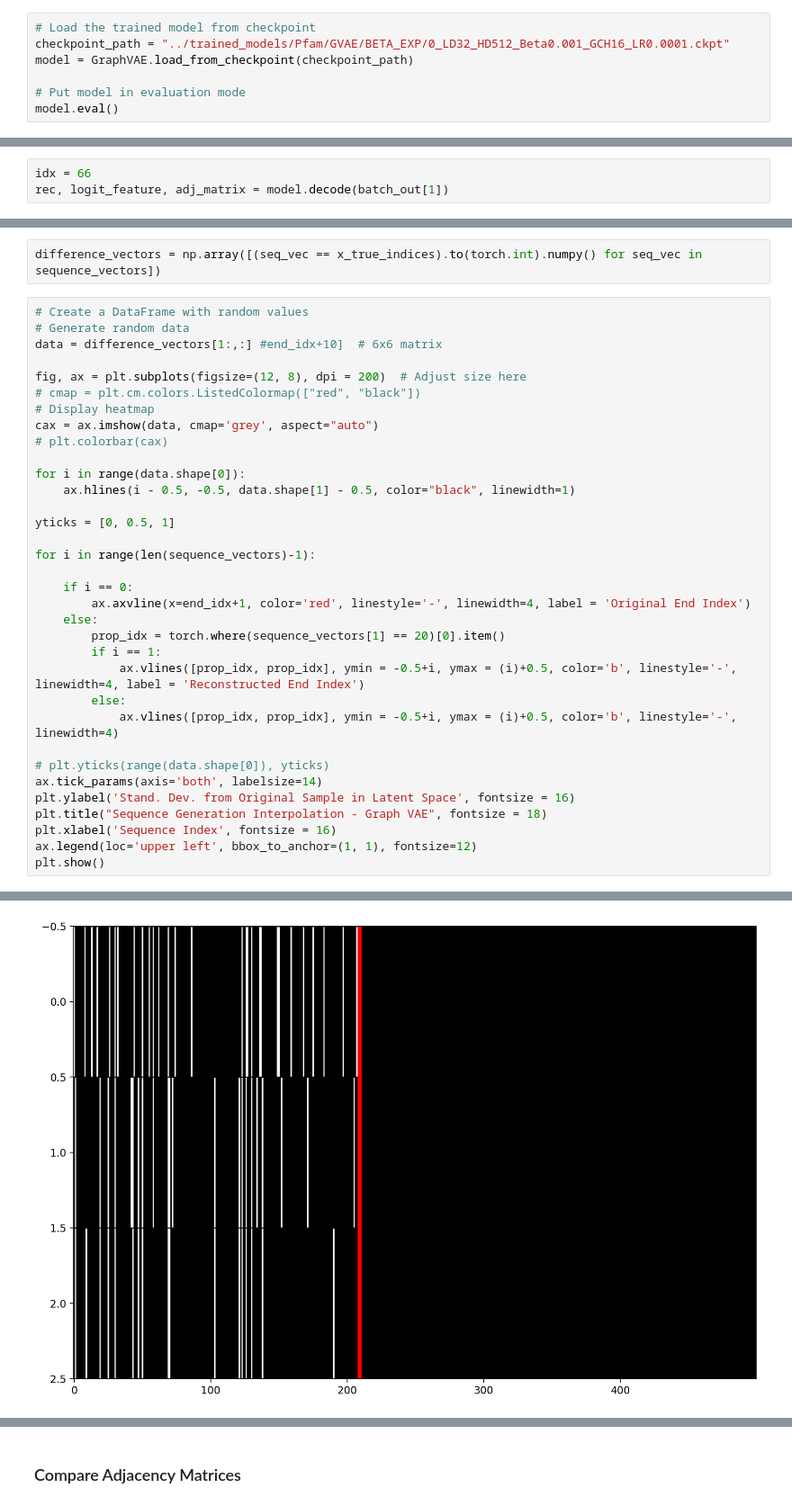
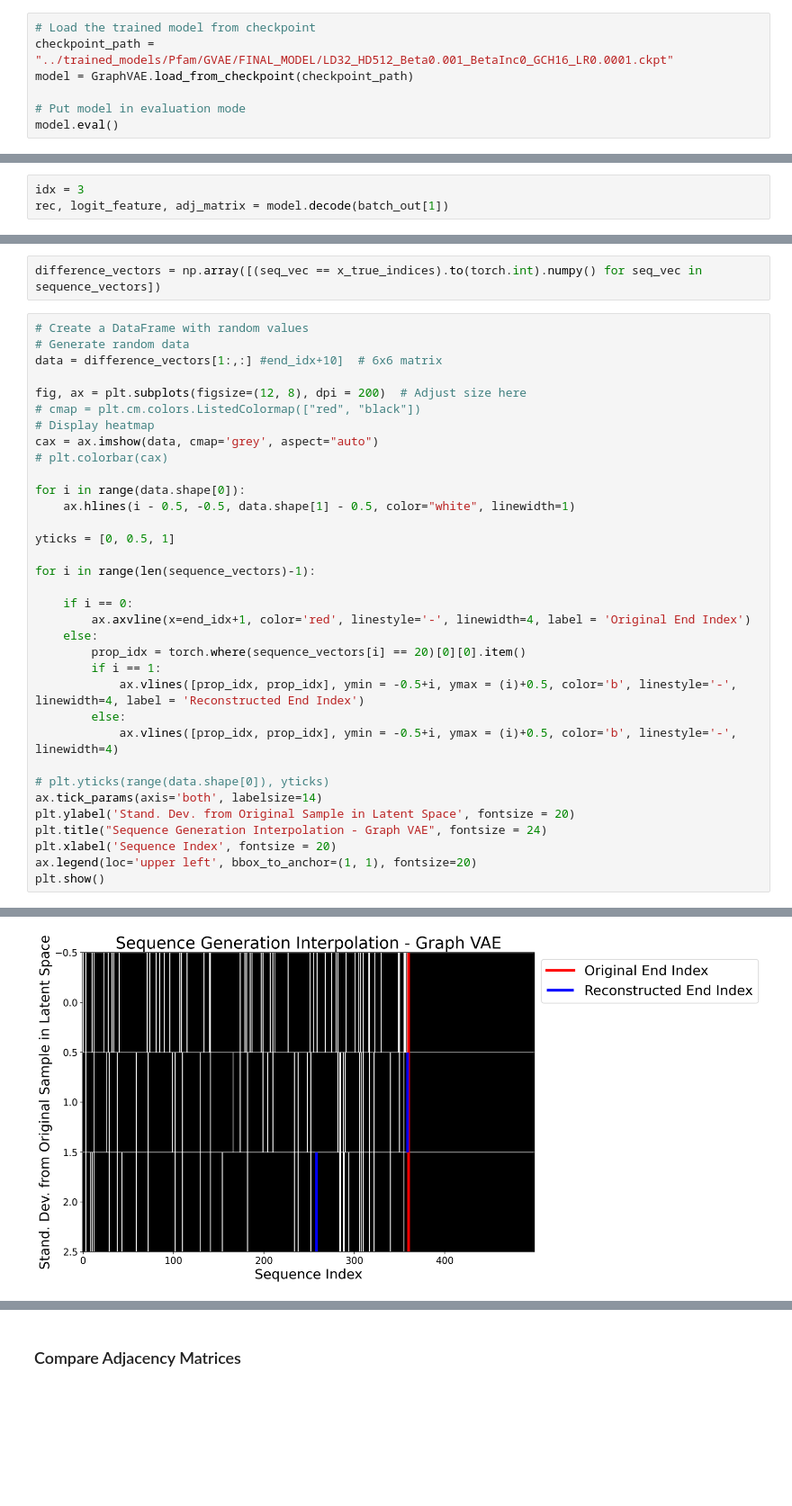
Before and after one commit to shazakam/ProteinManifoldLearning, a Jupyter notebook: Notebooks/GraphVAE_latent_vis.ipynb, the cells around one changed output, grey strips where cells are left out. Shown at 90% size. Saved outputs shown, nothing was run; the diff lists cells and outputs as text; blank space fills up the shorter version.

```diff
--- a/Notebooks/GraphVAE_latent_vis.ipynb
+++ b/Notebooks/GraphVAE_latent_vis.ipynb
@@ -59,6 +36,6 @@ tensor([ 2, 10, 18, 13,  6, 15, 15, 12, 15,  1, 19, 10,  6,  0,  5,  5, 10,  8,
 # %%
 # Load the trained model from checkpoint
-checkpoint_path = "../trained_models/Pfam/GVAE/BETA_EXP/0_LD32_HD512_Beta0.001_GCH16_LR0.0001.ckpt"
+checkpoint_path = "../trained_models/Pfam/GVAE/FINAL_MODEL/LD32_HD512_Beta0.001_BetaInc0_GCH16_LR0.0001.ckpt"
 model = GraphVAE.load_from_checkpoint(checkpoint_path)
 
 # Put model in evaluation mode
@@ -130,7 +104,7 @@ batch_out = model(batch_sample)
 #### Forward out: reparam_z, x_mu, x_logvar, x_rec, logit_feature, adj_matrix
 #### Decode out: z, logit_feature_matrix, adj_matrix
 # %%
-idx = 66
+idx = 3
 rec, logit_feature, adj_matrix = model.decode(batch_out[1])
 # %%
 start_mean = batch_out[1][idx]
@@ -179,7 +149,7 @@ cax = ax.imshow(data, cmap='grey', aspect="auto")
 # plt.colorbar(cax)
 
 for i in range(data.shape[0]):
-    ax.hlines(i - 0.5, -0.5, data.shape[1] - 0.5, color="black", linewidth=1)
+    ax.hlines(i - 0.5, -0.5, data.shape[1] - 0.5, color="white", linewidth=1)
 
 yticks = [0, 0.5, 1]
 
@@ -188,7 +158,7 @@ for i in range(len(sequence_vectors)-1):
     if i == 0:
         ax.axvline(x=end_idx+1, color='red', linestyle='-', linewidth=4, label = 'Original End Index')
     else:
-        prop_idx = torch.where(sequence_vectors[1] == 20)[0].item()
+        prop_idx = torch.where(sequence_vectors[i] == 20)[0][0].item()
         if i == 1:
             ax.vlines([prop_idx, prop_idx], ymin = -0.5+i, ymax = (i)+0.5, color='b', linestyle='-', linewidth=4, label = 'Reconstructed End Index')
         else:
@@ -196,9 +166,9 @@ for i in range(len(sequence_vectors)-1):
 
 # plt.yticks(range(data.shape[0]), yticks)
 ax.tick_params(axis='both', labelsize=14)
-plt.ylabel('Stand. Dev. from Original Sample in Latent Space', fontsize = 16)
-plt.title("Sequence Generation Interpolation - Graph VAE", fontsize = 18)
-plt.xlabel('Sequence Index', fontsize = 16)
-ax.legend(loc='upper left', bbox_to_anchor=(1, 1), fontsize=12)
+plt.ylabel('Stand. Dev. from Original Sample in Latent Space', fontsize = 20)
+plt.title("Sequence Generation Interpolation - Graph VAE", fontsize = 24)
+plt.xlabel('Sequence Index', fontsize = 20)
+ax.legend(loc='upper left', bbox_to_anchor=(1, 1), fontsize=20)
 plt.show()
 # %% [output]
@@ -206 +175 @@ RuntimeError: a Tensor with 0 elements cannot be converted to Scalar
-[figure, old version]
+[figure, new version]
```
Also changed, not shown: parts of 11 cells of this notebook, 18 other files.
